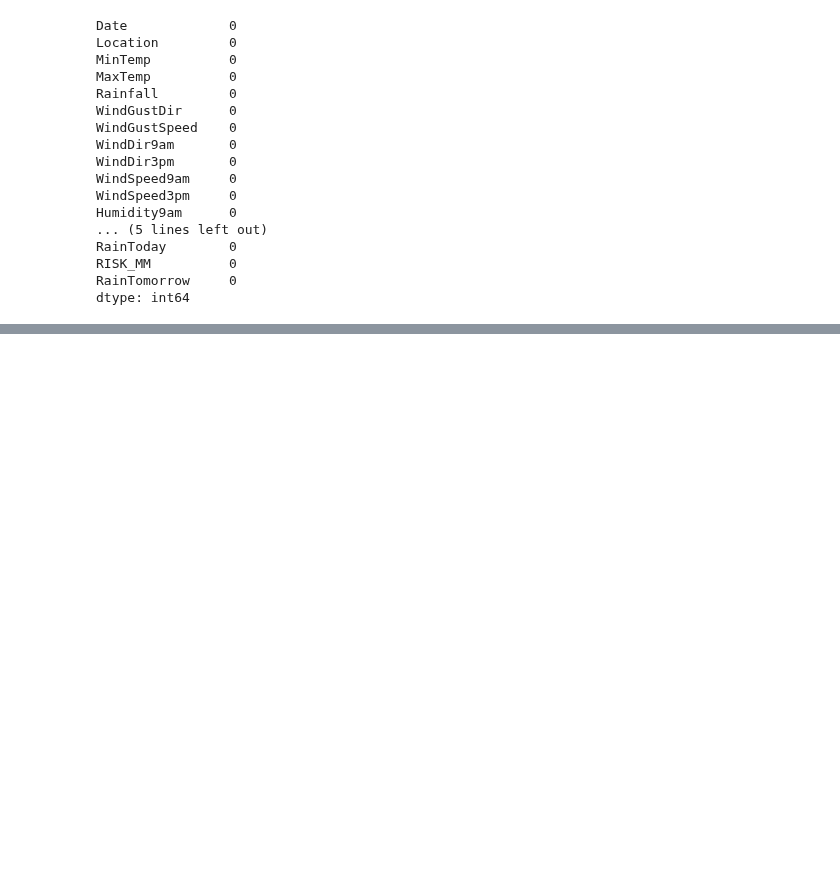
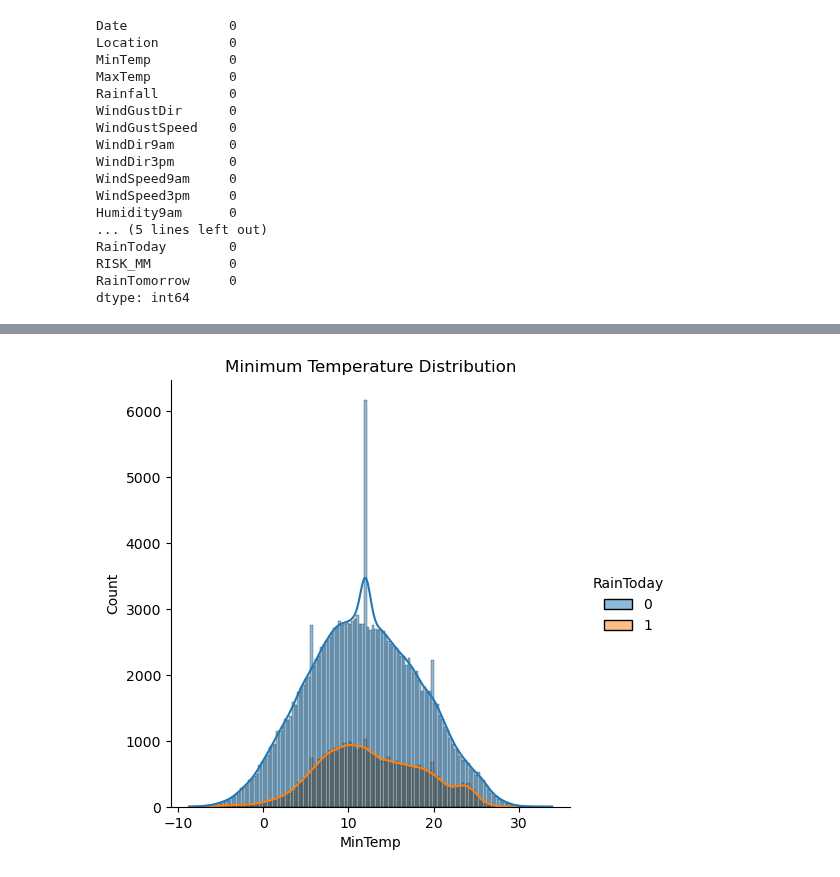
Before and after one commit to silva-nick/STATS402-Final, a Jupyter notebook: lstm.ipynb, the cells around one changed output, grey strips where cells are left out. Drawn from its saved outputs; the diff is of its cells as text; code cells hidden in the pictures; blank space fills up the shorter version.

```diff
--- a/lstm.ipynb
+++ b/lstm.ipynb
@@ -130,3 +131,11 @@ RainToday        0
 RISK_MM          0
 RainTomorrow     0
 dtype: int64
+# %%
+df.loc[df.RainToday=='Yes', 'RainToday']=1
+df.loc[df.RainToday=='No', 'RainToday']=0
+df.loc[df.RainTomorrow=='Yes', 'RainTomorrow']=1
+df.loc[df.RainTomorrow=='No', 'RainTomorrow']=0
+# %%
+df['RainToday'] = df['RainToday'].astype(int)
+df['RainTomorrow'] = df['RainTomorrow'].astype(int)
@@ -132,0 +162,6 @@ dtype: int64
+# %%
+sns.displot(df, x='MinTemp', hue='RainToday', kde=True)
+plt.title("Minimum Temperature Distribution")
+plt.show()
+# %% [output]
+[figure, added]
```
Also changed, not shown: parts of 6 cells of this notebook.
